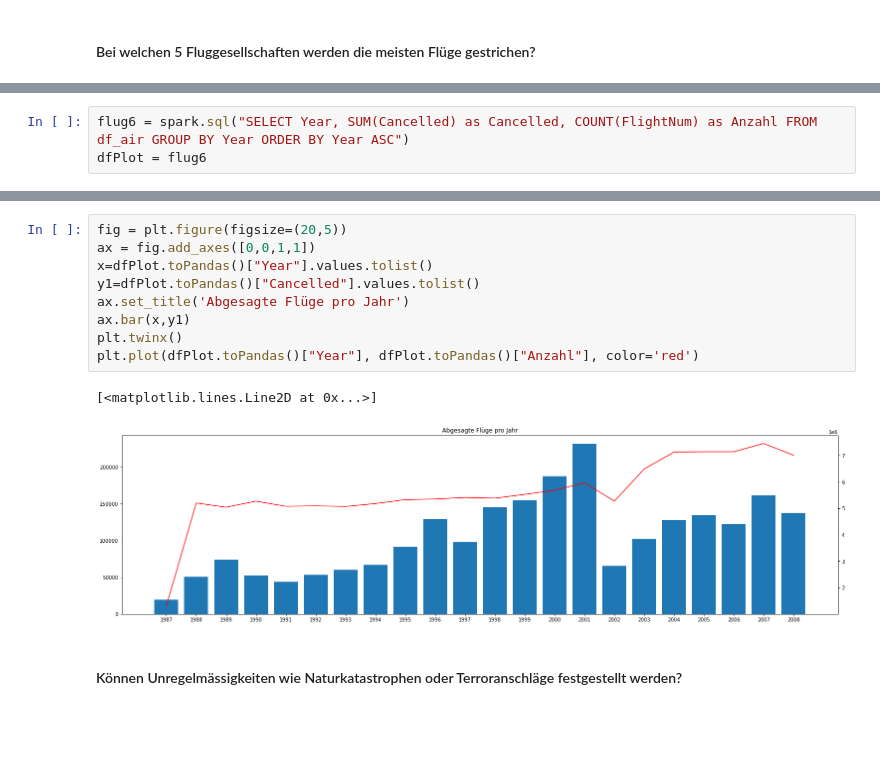
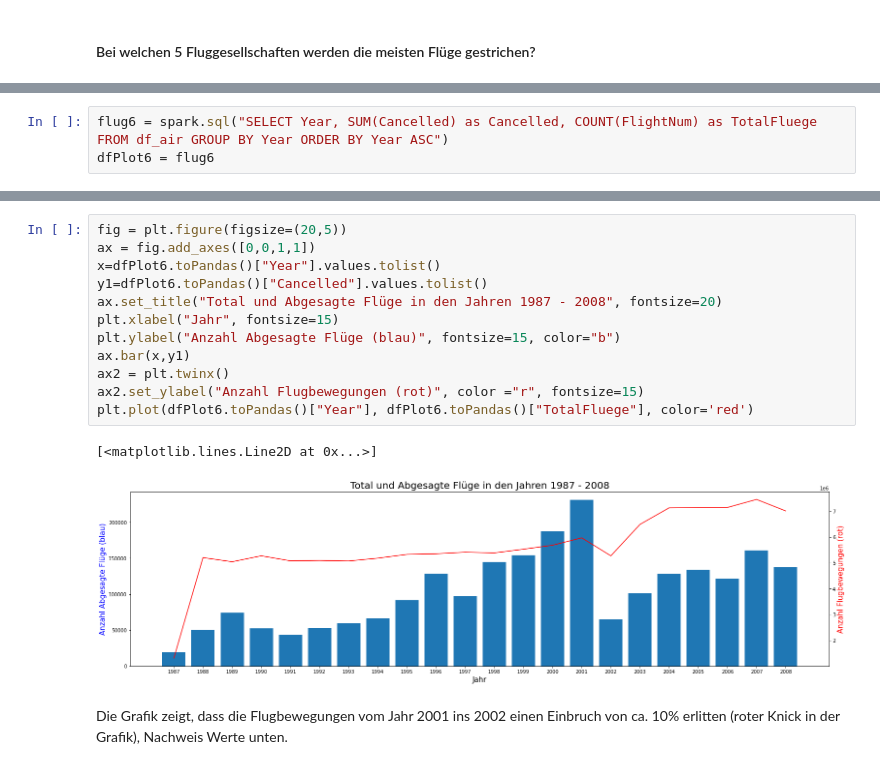
Before and after one commit to meberha/BDLC-Project-G01, a Jupyter notebook: 6_Analysis.ipynb, the cells around one changed output, grey strips where cells are left out. Cells and saved outputs as stored; diff of their text form; blank space fills up the shorter version.

```diff
--- a/6_Analysis.ipynb
+++ b/6_Analysis.ipynb
@@ -348,3 +368,3 @@ only showing top 5 rows
 # %%
-flug6 = spark.sql("SELECT Year, SUM(Cancelled) as Cancelled, COUNT(FlightNum) as Anzahl FROM df_air GROUP BY Year ORDER BY Year ASC")
-dfPlot = flug6
+flug6 = spark.sql("SELECT Year, SUM(Cancelled) as Cancelled, COUNT(FlightNum) as TotalFluege FROM df_air GROUP BY Year ORDER BY Year ASC")
+dfPlot6 = flug6
@@ -411,14 +371,17 @@ Name: Anzahl, dtype: int64
 # %%
 fig = plt.figure(figsize=(20,5))
 ax = fig.add_axes([0,0,1,1])
-x=dfPlot.toPandas()["Year"].values.tolist()
-y1=dfPlot.toPandas()["Cancelled"].values.tolist()
-ax.set_title('Abgesagte Flüge pro Jahr')
+x=dfPlot6.toPandas()["Year"].values.tolist()
+y1=dfPlot6.toPandas()["Cancelled"].values.tolist()
+ax.set_title("Total und Abgesagte Flüge in den Jahren 1987 - 2008", fontsize=20)
+plt.xlabel("Jahr", fontsize=15)
+plt.ylabel("Anzahl Abgesagte Flüge (blau)", fontsize=15, color="b")
 ax.bar(x,y1)
-plt.twinx()
-plt.plot(dfPlot.toPandas()["Year"], dfPlot.toPandas()["Anzahl"], color='red')
+ax2 = plt.twinx()
+ax2.set_ylabel("Anzahl Flugbewegungen (rot)", color ="r", fontsize=15)
+plt.plot(dfPlot6.toPandas()["Year"], dfPlot6.toPandas()["TotalFluege"], color='red')
 # %% [output]
 [<matplotlib.lines.Line2D at 0x...>]
-[figure, old version]
+[figure, new version]
-# %% [markdown]
-#### Können Unregelmässigkeiten wie Naturkatastrophen oder Terroranschläge festgestellt werden?
+# %% [markdown]
+Die Grafik zeigt, dass die Flugbewegungen vom Jahr 2001 ins 2002 einen Einbruch von ca. 10% erlitten (roter Knick in der Grafik), Nachweis Werte unten.
```
Also changed, not shown: parts of 29 cells of this notebook, 1 other file.
